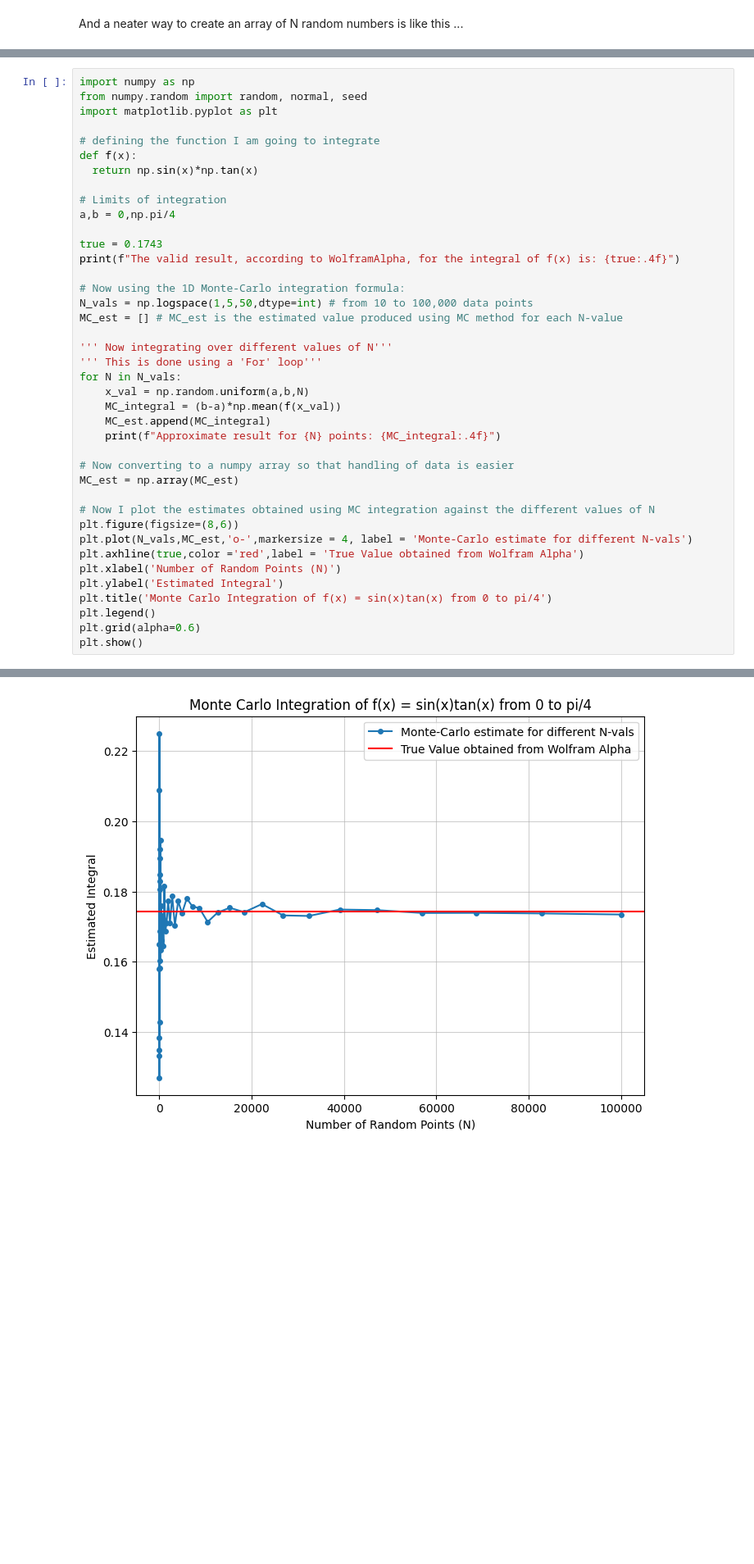
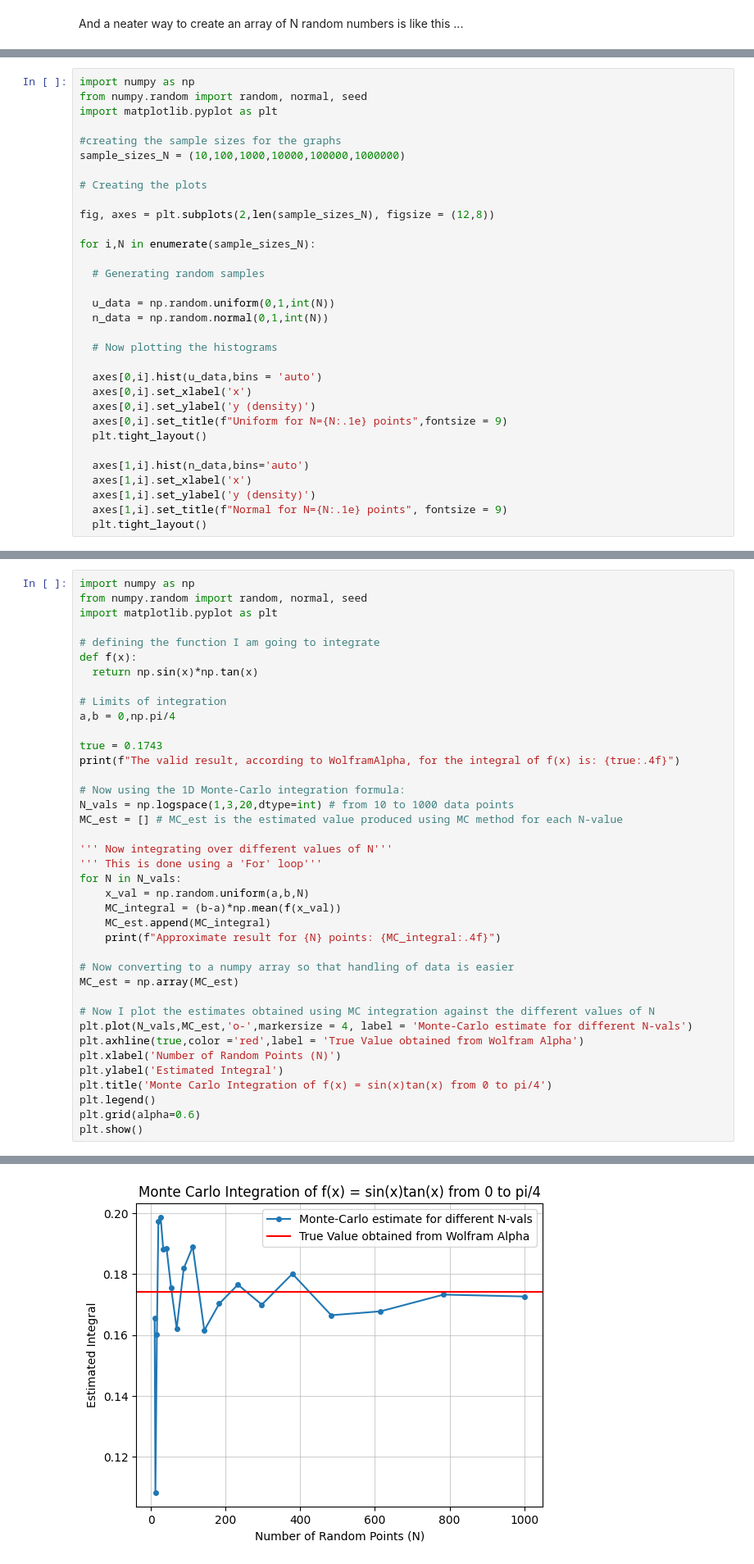
Before and after one commit to PX2145-2025/week-6-b-Lalsodagar-Adi, a Jupyter notebook: Monte_Carlo_Adi_Lalsodagar.ipynb, the cells around one changed output, grey strips where cells are left out. Shown at 82% size. Saved outputs shown, nothing was run; the diff lists cells and outputs as text; blank space fills up the shorter version.

```diff
--- a/Monte_Carlo_Adi_Lalsodagar.ipynb
+++ b/Monte_Carlo_Adi_Lalsodagar.ipynb
@@ -182,3 +182,35 @@ See LearningCentral for a video of integrating a function using the Monte Carlo
 
 [4] Plot histograms using the uniform and normal distribution random number generators. Investigate how the histograms depend on the number of points
 taken.
+# %%
+import numpy as np
+from numpy.random import random, normal, seed
+import matplotlib.pyplot as plt
+
+#creating the sample sizes for the graphs
+sample_sizes_N = (10,100,1000,10000,100000,1000000)
+
+# Creating the plots
+
+fig, axes = plt.subplots(2,len(sample_sizes_N), figsize = (12,8))
+
+for i,N in enumerate(sample_sizes_N):
+
+  # Generating random samples
+
+  u_data = np.random.uniform(0,1,int(N))
+  n_data = np.random.normal(0,1,int(N))
+
+  # Now plotting the histograms
+
+  axes[0,i].hist(u_data,bins = 'auto')
+  axes[0,i].set_xlabel('x')
+  axes[0,i].set_ylabel('y (density)')
+  axes[0,i].set_title(f"Uniform for N={N:.1e} points",fontsize = 9)
+  plt.tight_layout()
+
+  axes[1,i].hist(n_data,bins='auto')
+  axes[1,i].set_xlabel('x')
+  axes[1,i].set_ylabel('y (density)')
+  axes[1,i].set_title(f"Normal for N={N:.1e} points", fontsize = 9)
+  plt.tight_layout()
@@ -271,7 +305,7 @@ true = 0.1743
 print(f"The valid result, according to WolframAlpha, for the integral of f(x) is: {true:.4f}")
 
 # Now using the 1D Monte-Carlo integration formula:
-N_vals = np.logspace(1,5,50,dtype=int) # from 10 to 100,000 data points
+N_vals = np.logspace(1,3,20,dtype=int) # from 10 to 1000 data points
 MC_est = [] # MC_est is the estimated value produced using MC method for each N-value
 
 ''' Now integrating over different values of N'''
@@ -286,7 +320,6 @@ for N in N_vals:
 MC_est = np.array(MC_est)
 
 # Now I plot the estimates obtained using MC integration against the different values of N
-plt.figure(figsize=(8,6))
 plt.plot(N_vals,MC_est,'o-',markersize = 4, label = 'Monte-Carlo estimate for different N-vals')
 plt.axhline(true,color ='red',label = 'True Value obtained from Wolfram Alpha')
 plt.xlabel('Number of Random Points (N)')
@@ -316 +349 @@ Approximate result for 100000 points: 0.1735
-[figure, old version]
+[figure, new version]
```
Also changed, not shown: parts of 11 cells of this notebook.
